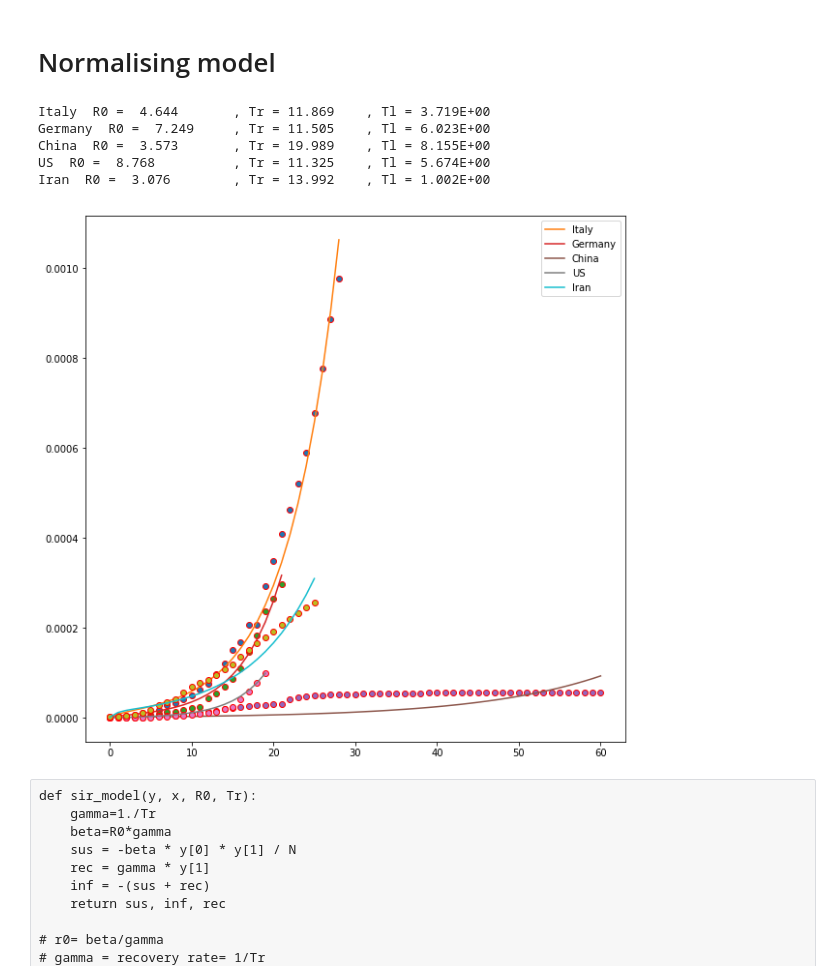
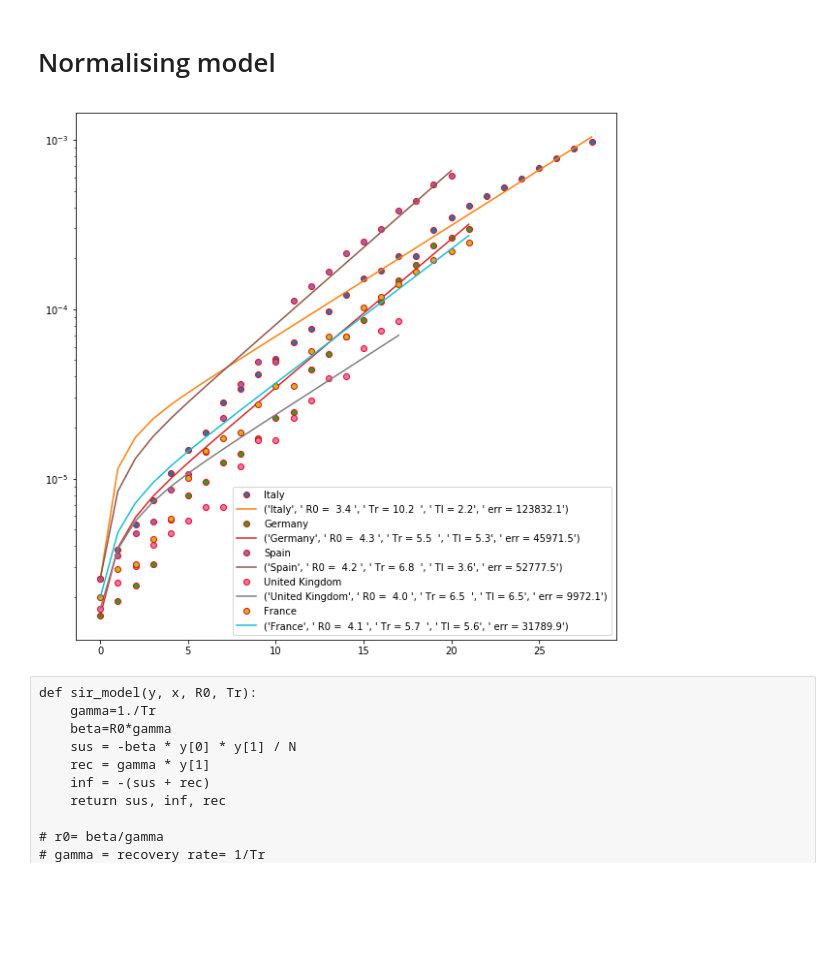
Before and after one commit to srashtig/covid-19-icts, a Jupyter notebook: SIER-SIR/SIR-SIER.ipynb, the cells around one changed output. Cells and saved outputs as stored; diff of their text form; code cells hidden in the pictures; blank space fills up the shorter version.

```diff
--- a/SIER-SIR/SIR-SIER.ipynb
+++ b/SIER-SIR/SIR-SIER.ipynb
@@ -82,7 +88,7 @@ def fit_country(country,population,bounds=([3,1,1], [20.01,12.01,10])):
    # print(pcov)
    # plt.title(country)
 # %%
-plt.figure(figsize=(10,10))
+plt.figure(figsize=(12,10))
 country='Italy'
 population=df_pop[df_pop["Country (or dependency)"]=='Italy']["Population (2020)"].values[0] #'South Korea' #United States
 fit_country(country,population)#bounds=([1,0,0],[15,30,15]))
@@ -96,7 +102,7 @@ fit_country(country,population)#bounds=([1,0,0],[15,30,15]))
 #population=df_pop[df_pop["Country (or dependency)"]=='China']["Population (2020)"].values[0] #'South Korea' #United States
 #fit_country(country,population,bounds=([0,0,0],[30,14,14]))
 #country='Korea, South'
-population=df_pop[df_pop["Country (or dependency)"]=='South Korea']["Population (2020)"].values[0] #'South Korea' #United States
+#population=df_pop[df_pop["Country (or dependency)"]=='South Korea']["Population (2020)"].values[0] #'South Korea' #United States
 #fit_country(country,population)#bounds=([1,0,0],[15,30,15]))
 #plt.savefig("fit_1.png")
 #plt.figure(figsize=(10,10))
@@ -121,7 +127,7 @@ fit_country(country,population)#bounds=([1,0,0],[15,30,15]))
 country='France'
 population=df_pop[df_pop["Country (or dependency)"]=='France']["Population (2020)"].values[0] #'South Korea' #United States
 fit_country(country,population)#bounds=([1,0,0],[15,30,15]))
-plt.savefig("fit_3.png")
+#plt.savefig("fit_3.png")
 
-#plt.savefig("fit_EU.png")
+plt.savefig("fit_EU_new_bounds.pdf")
 # %% [output]
@@ -146,7 +147,7 @@ def seir_norm(y,x, R0, Tr, Tl):
 def fit_ode_norm(x,  R0, Tr, Tl):
     return integrate.odeint(seir_norm, (sus0, exp0, inf0, rec0), x, args=( R0, Tr, Tl),atol=1e-16)[:,2]
 #integrate.solve_ivp(seir_norm, [sus0, exp0, inf0, rec0], args=( R0, Tr, Tl),method='RK45').y[:,2]
-def fit_country_norm(country,population,bounds=([3,10,3], [20.01,12.01,7])):
+def fit_country_norm(country,population,bounds=([3,1,1], [5,12,12])):
     ydata= df[df["Country"]==country].values[0,1:]
     ydata = np.array(ydata, dtype=float)
     #xdata = np.array(xdata, dtype=float)
@@ -165,49 +166,60 @@ def fit_country_norm(country,population,bounds=([3,10,3], [20.01,12.01,7])):
 
     popt, pcov = optimize.curve_fit(fit_ode_norm, xdata, ydata/N,bounds=bounds)
     fitted = fit_ode_norm(xdata, *popt)
-    plt.plot(xdata, ydata/N, 'o', mec = 'r')
-    plt.plot(xdata, fitted,label=country)
+    err=np.linalg.norm(fitted-ydata)
+    la=country, " R0 =  %3.1f " %popt[0], " Tr = %3.1f  "%popt[1], " Tl = %1.1f" %popt[2], " err = %1.1f" %err
+    plt.plot(xdata, ydata/N, 'o', mec = 'r',label=country)
+    plt.plot(xdata, fitted,label=la)
     plt.legend()
-    #plt.yscale("log")
-    print(country, " R0 =  %3.3f \t" %popt[0], ", Tr = %3.3f \t "%popt[1], ", Tl = %3.3E" %popt[2])
+    plt.yscale("log")
+  #  print(country, " R0 =  %3.3f \t" %popt[0], ", Tr = %3.3f \t "%popt[1], ", Tl = %3.3E" %popt[2])
    # print(pcov)
    # plt.title(country)
 # %%
 plt.figure(figsize=(10,10))
 country='Italy'
 population=df_pop[df_pop["Country (or dependency)"]=='Italy']["Population (2020)"].values[0] #'South Korea' #United States
 fit_country_norm(country,population)#bounds=([1,0,0],[15,30,15]))
 country='Germany'
 population=df_pop[df_pop["Country (or dependency)"]=='Germany']["Population (2020)"].values[0] #'South Korea' #United States
 fit_country_norm(country,population)#bounds=([1,0,0],[15,30,15]))
 #country='China'
 #population=df_pop[df_pop["Country (or dependency)"]=='China']["Population (2020)"].values[0] #'South Korea' #United States
 #fit_country_norm(country,population)#bounds=([1,0,0],[15,30,15]))
-country='China'
-population=df_pop[df_pop["Country (or dependency)"]=='China']["Population (2020)"].values[0] #'South Korea' #United States
-fit_country_norm(country,population,bounds=([0,1,1],[30,20,14]))
+#country='China'
+#population=df_pop[df_pop["Country (or dependency)"]=='China']["Population (2020)"].values[0] #'South Korea' #United States
+#fit_country_norm(country,population,bounds=([1,1,1],[30,14,14]))
 #country='Korea, South'
 #population=df_pop[df_pop["Country (or dependency)"]=='South Korea']["Population (2020)"].values[0] #'South Korea' #United States
 #fit_country_norm(country,population)#bounds=([1,0,0],[15,30,15]))
+#plt.savefig("fit_1.png")
+#plt.figure(figsize=(10,10))
 #population=df_pop[df_pop["Country (or dependency)"]=='South Korea']["Population (2020)"].values[0] #'South Korea' #United States
 #fit_country_norm(country,population,bounds=([0,0,0],[30,14,14]))
-country='US'
-population=df_pop[df_pop["Country (or dependency)"]=='United States']["Population (2020)"].values[0] #'South Korea' #United States
+#country='US'
+#population=df_pop[df_pop["Country (or dependency)"]=='United States']["Population (2020)"].values[0] #'South Korea' #United States
+#fit_country_norm(country,population,bounds=([1,0,0],[15,30,15]))
+#country='Iran'
+#population=df_pop[df_pop["Country (or dependency)"]=='Iran']["Population (2020)"].values[0] #'South Korea' #United Statesfit_country(country,population,bounds=([0,0,0],[30,14,14]))
+#fit_country_norm(country,population,bounds=([0,1,1],[30,14,14]))
+#plt.savefig("fit_2.png")
+
+#plt.figure(figsize=(10,10))
+
+country='Spain'
+population=df_pop[df_pop["Country (or dependency)"]=='Spain']["Population (2020)"].values[0] #'South Korea' #United States
 fit_country_norm(country,population)#bounds=([1,0,0],[15,30,15]))
-#country='Spain'
-#population=df_pop[df_pop["Country (or dependency)"]=='Spain']["Population (2020)"].values[0] #'South Korea' #United States
-#fit_country(country,population)#bounds=([1,0,0],[15,30,15]))
-country='Iran'
-population=df_pop[df_pop["Country (or dependency)"]=='Iran']["Population (2020)"].values[0] #'South Korea' #United States
-fit_country_norm(country,population,bounds=([0,1,1],[30,14,14]))
-#plt.savefig("fit.png")
+country='United Kingdom'
+population=df_pop[df_pop["Country (or dependency)"]=='United Kingdom']["Population (2020)"].values[0] #'South Korea' #United States
+fit_country_norm(country,population)#bounds=([1,0,0],[15,30,15]))
+country='France'
+population=df_pop[df_pop["Country (or dependency)"]=='France']["Population (2020)"].values[0] #'South Korea' #United States
+fit_country_norm(country,population)#bounds=([1,0,0],[15,30,15]))
+#plt.savefig("fit_3.png")
+
+plt.savefig("fit_EU_normalised.png")
 # %% [output]
-Italy  R0 =  4.644       , Tr = 11.869    , Tl = 3.719E+00
-Germany  R0 =  7.249     , Tr = 11.505    , Tl = 6.023E+00
-China  R0 =  3.573       , Tr = 19.989    , Tl = 8.155E+00
-US  R0 =  8.768          , Tr = 11.325    , Tl = 5.674E+00
-Iran  R0 =  3.076        , Tr = 13.992    , Tl = 1.002E+00
-[figure, old version]
+[figure, new version]
 # %% [raw]
 def sir_model(y, x, R0, Tr):
     gamma=1./Tr
```
Also changed, not shown: parts of 3 cells of this notebook, 16 other files.
